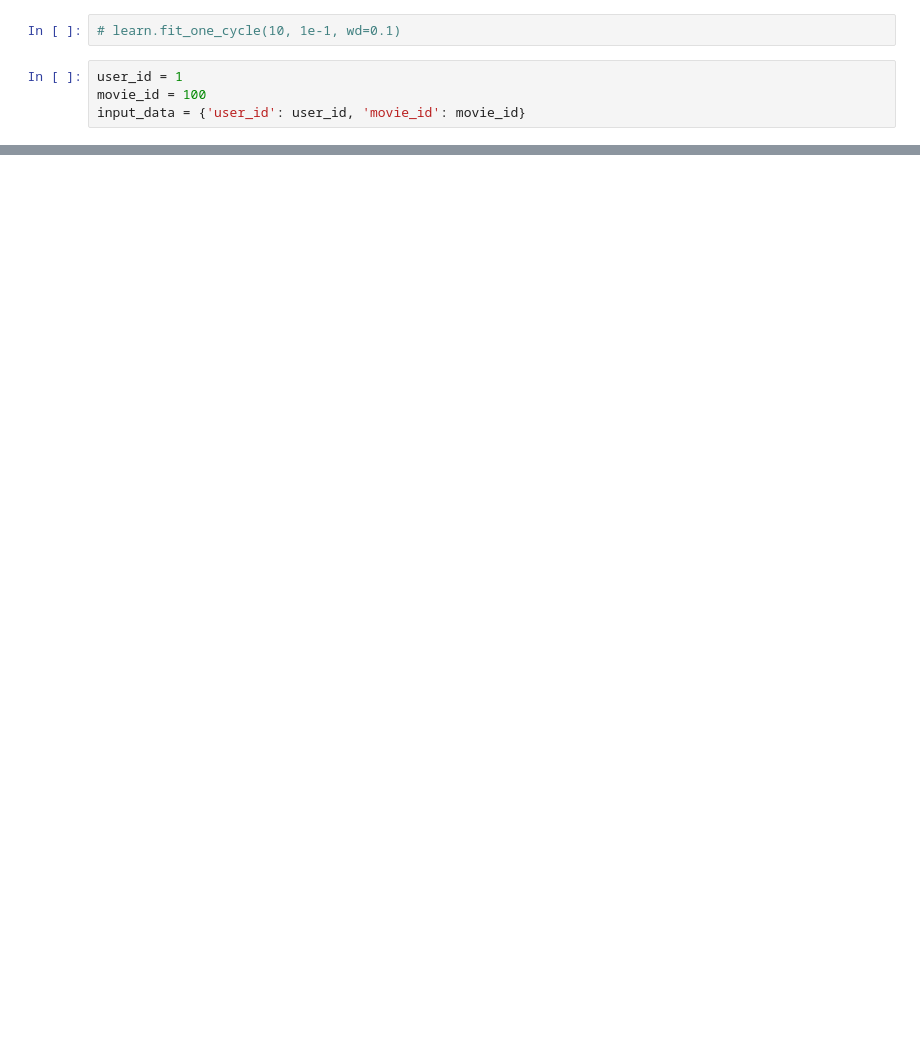
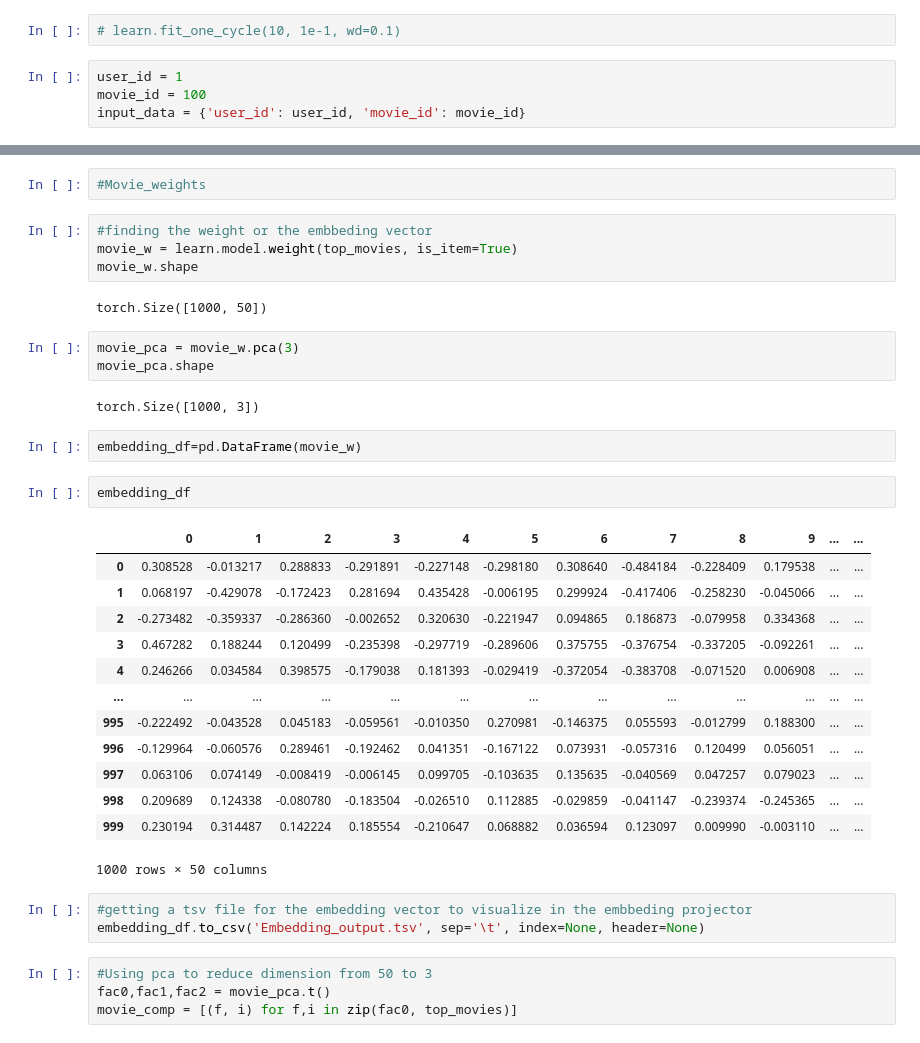
Before and after one commit to ChrisAlex2104/-Recommendation-using-Collaborative-Filtering, a Jupyter notebook: AI final project using fast ai.ipynb, the cells around one changed output, grey strips where cells are left out. Drawn from its saved outputs; the diff is of its cells as text; blank space fills up the shorter version.

```diff
--- a/AI final project using fast ai.ipynb
+++ b/AI final project using fast ai.ipynb
@@ -154,0 +254,38 @@ Test_data.head(10)
+# %%
+#Movie_weights
+# %%
+#finding the weight or the embbeding vector
+movie_w = learn.model.weight(top_movies, is_item=True)
+movie_w.shape
+# %% [output]
+torch.Size([1000, 50])
+# %%
+movie_pca = movie_w.pca(3)
+movie_pca.shape
+# %% [output]
+torch.Size([1000, 3])
+# %%
+embedding_df=pd.DataFrame(movie_w)
+# %%
+embedding_df
+# %% [output]
+|  | 0 | 1 | 2 | 3 | 4 | 5 | 6 | 7 | 8 | 9 | ... | ... |
+| 0 | 0.308528 | -0.013217 | 0.288833 | -0.291891 | -0.227148 | -0.298180 | 0.308640 | -0.484184 | -0.228409 | 0.179538 | ... | ... |
+| 1 | 0.068197 | -0.429078 | -0.172423 | 0.281694 | 0.435428 | -0.006195 | 0.299924 | -0.417406 | -0.258230 | -0.045066 | ... | ... |
+| 2 | -0.273482 | -0.359337 | -0.286360 | -0.002652 | 0.320630 | -0.221947 | 0.094865 | 0.186873 | -0.079958 | 0.334368 | ... | ... |
+| 3 | 0.467282 | 0.188244 | 0.120499 | -0.235398 | -0.297719 | -0.289606 | 0.375755 | -0.376754 | -0.337205 | -0.092261 | ... | ... |
+| 4 | 0.246266 | 0.034584 | 0.398575 | -0.179038 | 0.181393 | -0.029419 | -0.372054 | -0.383708 | -0.071520 | 0.006908 | ... | ... |
+| ... | ... | ... | ... | ... | ... | ... | ... | ... | ... | ... | ... | ... |
+| 995 | -0.222492 | -0.043528 | 0.045183 | -0.059561 | -0.010350 | 0.270981 | -0.146375 | 0.055593 | -0.012799 | 0.188300 | ... | ... |
+| 996 | -0.129964 | -0.060576 | 0.289461 | -0.192462 | 0.041351 | -0.167122 | 0.073931 | -0.057316 | 0.120499 | 0.056051 | ... | ... |
+| 997 | 0.063106 | 0.074149 | -0.008419 | -0.006145 | 0.099705 | -0.103635 | 0.135635 | -0.040569 | 0.047257 | 0.079023 | ... | ... |
+| 998 | 0.209689 | 0.124338 | -0.080780 | -0.183504 | -0.026510 | 0.112885 | -0.029859 | -0.041147 | -0.239374 | -0.245365 | ... | ... |
+| 999 | 0.230194 | 0.314487 | 0.142224 | 0.185554 | -0.210647 | 0.068882 | 0.036594 | 0.123097 | 0.009990 | -0.003110 | ... | ... |
+1000 rows × 50 columns
+# %%
+#getting a tsv file for the embedding vector to visualize in the embbeding projector
+embedding_df.to_csv('Embedding_output.tsv', sep='\t', index=None, header=None)
+# %%
+#Using pca to reduce dimension from 50 to 3
+fac0,fac1,fac2 = movie_pca.t()
+movie_comp = [(f, i) for f,i in zip(fac0, top_movies)]
```
Also changed, not shown: parts of 28 cells of this notebook, 3 other files.
